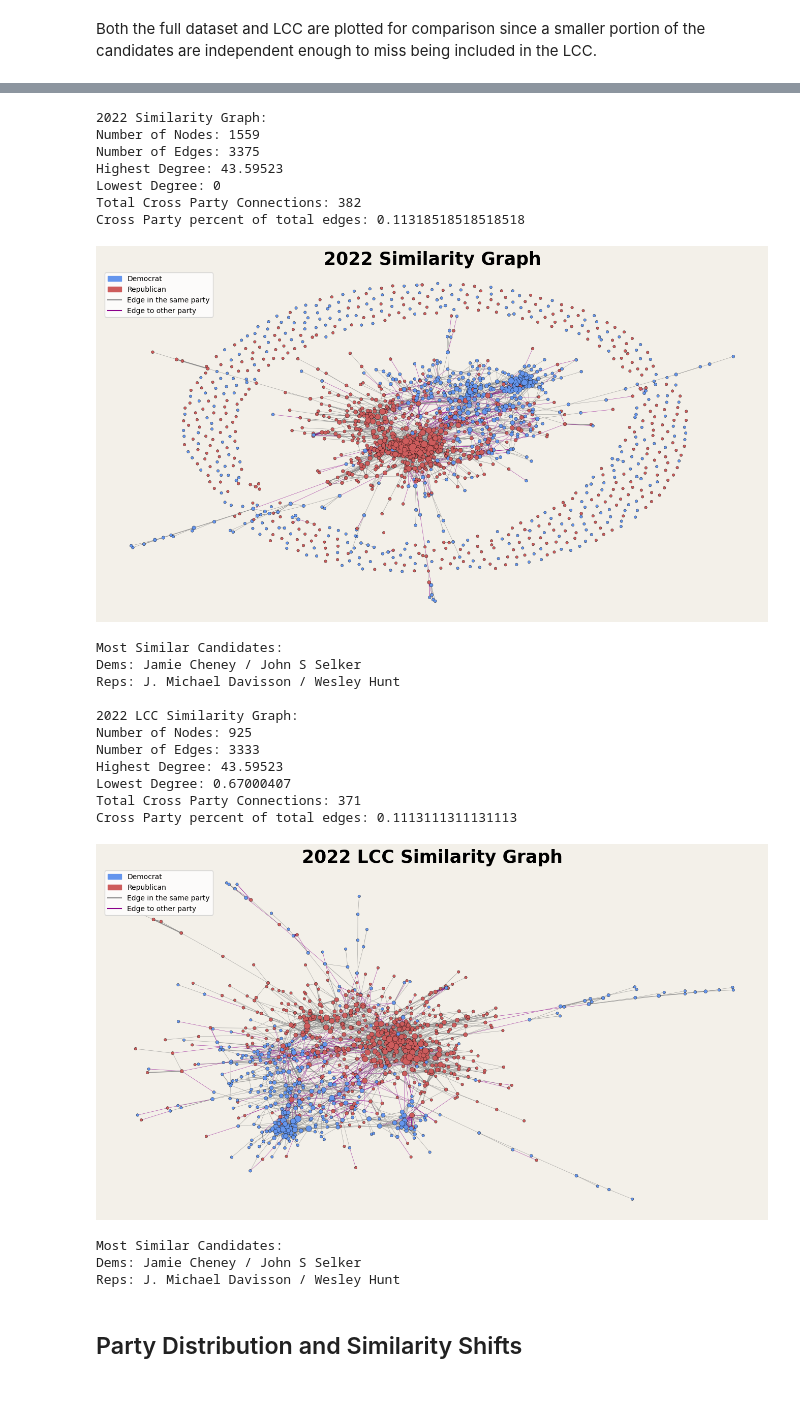
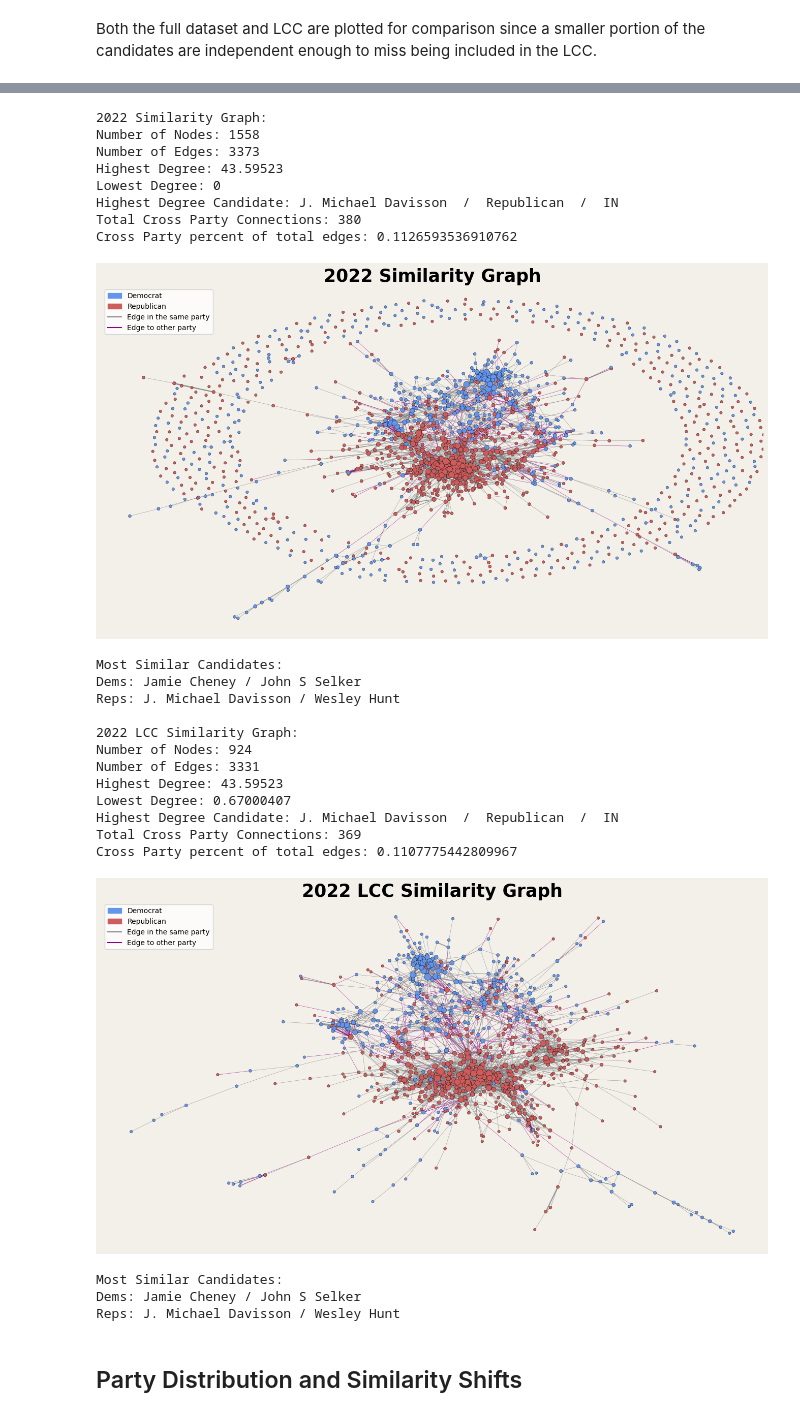
Before and after one commit to DylanMCullifer/NetworkScienceProject, a Jupyter notebook: Final_Project_NS_Dylan.ipynb, the cells around one changed output, grey strips where cells are left out. Cells and saved outputs as stored; diff of their text form; code cells hidden in the pictures.

```diff
--- a/Final_Project_NS_Dylan.ipynb
+++ b/Final_Project_NS_Dylan.ipynb
@@ -58,6 +58,10 @@ all_data_2018 = all_data[all_data["year"] == 2018]
 all_data_2020 = all_data[all_data["year"] == 2020]
 all_data_2022 = all_data[all_data["year"] == 2022]
 
+all_data_2018 = all_data_2018.drop_duplicates(subset=["candidate_webname"])
+all_data_2020 = all_data_2020.drop_duplicates(subset=["candidate_webname"])
+all_data_2022 = all_data_2022.drop_duplicates(subset=["candidate_webname"])
+
 all_data_2018 = all_data_2018.reset_index(drop=True)
 all_data_2020 = all_data_2020.reset_index(drop=True)
 all_data_2022 = all_data_2022.reset_index(drop=True)
@@ -65,6 +69,10 @@ all_data_2022 = all_data_2022.reset_index(drop=True)
 print("2018 Candidate data shape:", all_data_2018.shape)
 print("2020 Candidate data shape:", all_data_2020.shape)
 print("2022 Candidate data shape:", all_data_2022.shape)
+print()
+print("Duplicate Check 2018:", all_data_2018["candidate_webname"].duplicated(keep=False).sum())
+print("Duplicate Check 2020:", all_data_2020["candidate_webname"].duplicated(keep=False).sum())
+print("Duplicate Check 2022:", all_data_2022["candidate_webname"].duplicated(keep=False).sum())
 
 all_data_2020.head()
 # %% [output]
@@ -176,7 +188,7 @@ Similarity matrices are made based on the embeddings comparing each vector to al
 # %%
 # Dylan Cullifer
 # reusable fucntion to make the graphs visual
-def create_graph(graph, title):
+def create_graph(graph, title, data):
     # party colors
     colors = {"Republican": "indianred", "Democrat": "cornflowerblue"}
     # lines colors, purple represents cross party lines and is a mix of red and blue / grey to show expected within faction connections
@@ -202,6 +214,9 @@ def create_graph(graph, title):
     dem_node = (None, None, None)
     rep_node = (None, None, None)
 
+    # count cross edge links per node
+    node_cross_edge_counter = dict.fromkeys(graph.nodes(), 0)
+
     # loop through edges and apply colors and weights
     for node1, node2, sim in all_edges:
         edge_sim_value = sim.get("weight", 0)
@@ -220,10 +235,17 @@ def create_graph(graph, title):
                 rep_node = (node1, node2, edge_sim_value)
         else:
             color_edges.append(line_color["Cross_party"])
+            node_cross_edge_counter[node1] += 1
+            node_cross_edge_counter[node2] += 1
 
     # grab degrees and separte them from nodes
     node_degrees = list(graph.degree(weight="weight"))
     just_degrees = [degree for node, degree in node_degrees]
+
+    max_degree_found = max(just_degrees)
+    min_degree_found = min(just_degrees)
+
+    highest_degree_candidate = [candidate for candidate, degree in node_degrees if degree == max_degree_found]
 
     # still want nodes with no connections to be visable so min needs to be set
     min_node_size = 15
@@ -244,8 +266,13 @@ def create_graph(graph, title):
     print(title + ":")
     print("Number of Nodes:", len(graph.nodes()))
     print("Number of Edges:", len(graph.edges()))
-    print("Highest Degree:", max(just_degrees))
-    print("Lowest Degree:", min(just_degrees))
+    print("Highest Degree:", max_degree_found)
+    print("Lowest Degree:", min_degree_found)
+    print("Highest Degree Candidate:",
+          graph.nodes[highest_degree_candidate[0]]["candidate_webname"], " / ",
+          graph.nodes[highest_degree_candidate[0]]["cand_party"], " / ",
+          graph.nodes[highest_degree_candidate[0]]["state_postal"])
+
     print("Total Cross Party Connections:", color_edges.count(line_color["Cross_party"]))
     percent_cross_party_edges = (color_edges.count(line_color["Cross_party"]) / len(color_edges))
     print("Cross Party percent of total edges:", percent_cross_party_edges)
@@ -275,7 +302,7 @@ def create_graph(graph, title):
     plt.savefig(title + ".png", dpi=400, bbox_inches="tight", pad_inches=0)
     plt.show()
 
-    return top_sims, percent_cross_party_edges
+    return top_sims, percent_cross_party_edges, node_cross_edge_counter
 
 # fucntion to just extract names and platform text for comparsion
 def get_candidate_platform_text(most_sim, graph, dataFrame):
@@ -396,46 +428,48 @@ Reps: Bob Latta / Glenn Grothman
 # %%
 # Dylan Cullifer
 # full graph 2022
-most_sim_2022, percent_cross_party_2022 = create_graph(G_2022, "2022 Similarity Graph")
+most_sim_2022, percent_cross_party_2022, cross_party_counts_2022 = create_graph(G_2022, "2022 Similarity Graph", all_data_2022)
 most_sim_text_2022, most_sim_names_2022 = get_candidate_platform_text(most_sim_2022, G_2022, all_data_2022)
 
 print("Most Similar Candidates:")
 print("Dems:", most_sim_names_2022[0], "/",  most_sim_names_2022[1])
 print("Reps:", most_sim_names_2022[2], "/",  most_sim_names_2022[3])
 print()
 
 # LCC graph 2022
 components_2022 = nx.connected_components(G_2022)
 G_2022_LCC = G_2022.subgraph(max(components_2022, key=len)).copy()
 
-most_sim_2022_LCC, percent_cross_party_2022_LCC = create_graph(G_2022_LCC, "2022 LCC Similarity Graph")
+most_sim_2022_LCC, percent_cross_party_2022_LCC, cross_party_counts_2022_LCC = create_graph(G_2022_LCC, "2022 LCC Similarity Graph", all_data_2022)
 most_sim_text_2022_LCC, most_sim_names_2022_LCC = get_candidate_platform_text(most_sim_2022_LCC, G_2022_LCC, all_data_2022)
 
 print("Most Similar Candidates:")
 print("Dems:", most_sim_names_2022_LCC[0], "/",  most_sim_names_2022_LCC[1])
 print("Reps:", most_sim_names_2022_LCC[2], "/",  most_sim_names_2022_LCC[3])
 print("\n")
 # %% [output]
 2022 Similarity Graph:
-Number of Nodes: 1559
-Number of Edges: 3375
+Number of Nodes: 1558
+Number of Edges: 3373
 Highest Degree: 43.59523
 Lowest Degree: 0
-Total Cross Party Connections: 382
-Cross Party percent of total edges: 0.11318518518518518
+Highest Degree Candidate: J. Michael Davisson  /  Republican  /  IN
+Total Cross Party Connections: 380
+Cross Party percent of total edges: 0.1126593536910762
-[figure, old version]
+[figure, new version]
 Most Similar Candidates:
 Dems: Jamie Cheney / John S Selker
 Reps: J. Michael Davisson / Wesley Hunt
 
 2022 LCC Similarity Graph:
-Number of Nodes: 925
-Number of Edges: 3333
+Number of Nodes: 924
+Number of Edges: 3331
 Highest Degree: 43.59523
 Lowest Degree: 0.67000407
-Total Cross Party Connections: 371
-Cross Party percent of total edges: 0.1113111311131113
+Highest Degree Candidate: J. Michael Davisson  /  Republican  /  IN
+Total Cross Party Connections: 369
+Cross Party percent of total edges: 0.1107775442809967
-[figure, old version]
+[figure, new version]
 Most Similar Candidates:
 Dems: Jamie Cheney / John S Selker
 Reps: J. Michael Davisson / Wesley Hunt
```
Also changed, not shown: parts of 9 cells of this notebook, 6 other files.
